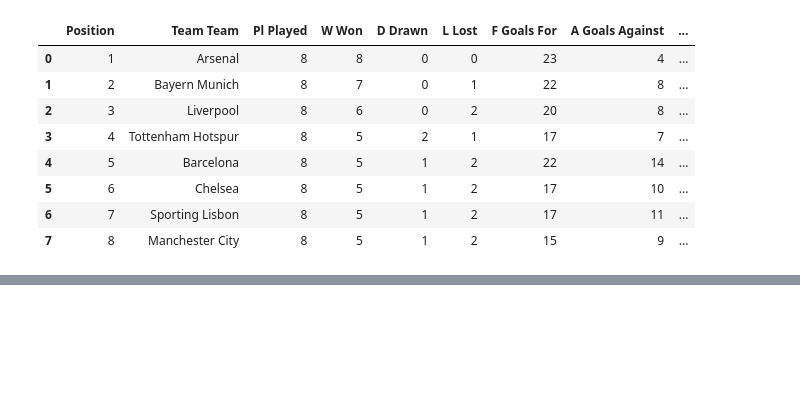
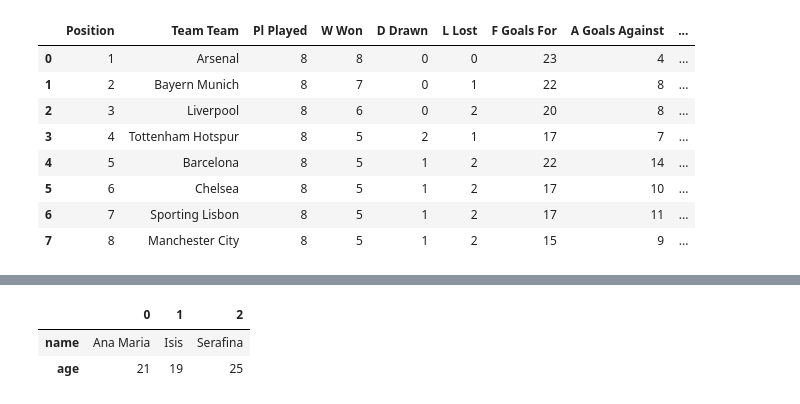
Before and after one commit to Jaimepelembe/Data_analyst_bootcamp_from_basics_to_advanced, a Jupyter notebook: S4_Data_Analysis/4_readingDataDifferentSources.ipynb, the cells around one changed output, grey strips where cells are left out. Saved outputs shown, nothing was run; the diff lists cells and outputs as text; code cells hidden in the pictures; blank space fills up the shorter version.

```diff
--- a/S4_Data_Analysis/4_readingDataDifferentSources.ipynb
+++ b/S4_Data_Analysis/4_readingDataDifferentSources.ipynb
@@ -123,0 +138,8 @@ ValueError: Excel file format cannot be determined, you must specify an engine m
+# %%
+#Read the pickle file
+dataFramePickle=pd.read_pickle("dictionary.pkl")
+dataFramePickle
+# %% [output]
+|  | 0 | 1 | 2 |
+| name | Ana Maria | Isis | Serafina |
+| age | 21 | 19 | 25 |
```
Also changed, not shown: parts of 4 cells of this notebook, 1 other file.
